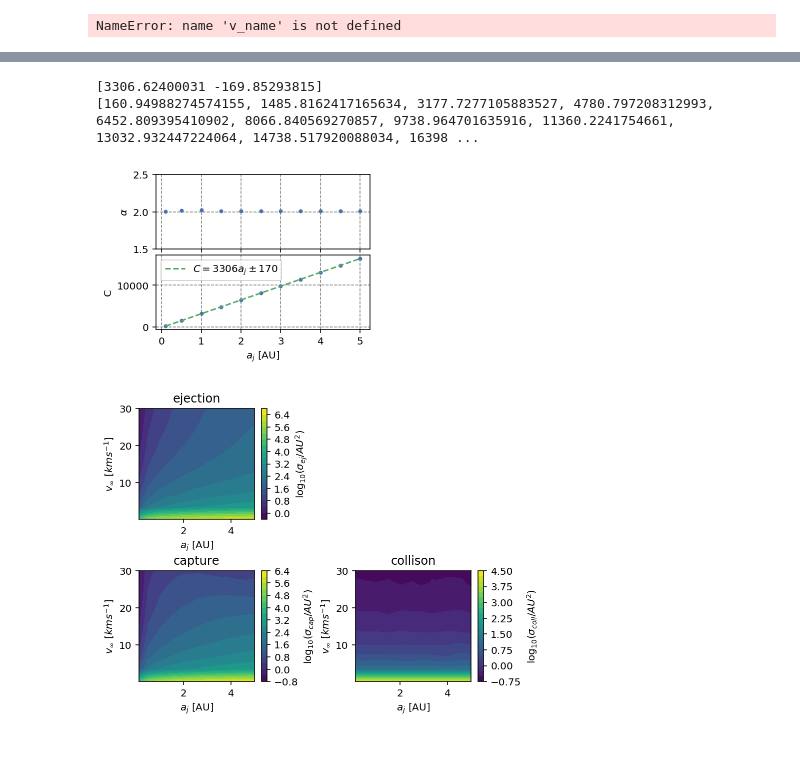
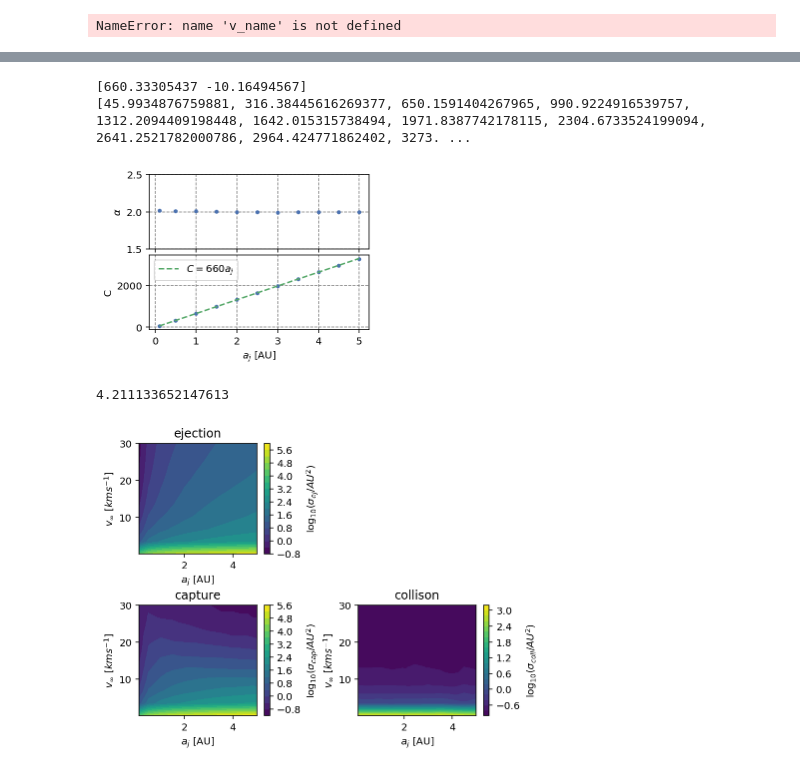
Before and after one commit to YihanWangAstro/planet-app, a Jupyter notebook: process/planet-app.ipynb, the cells around one changed output, grey strips where cells are left out. Cells and saved outputs as stored; diff of their text form; code cells hidden in the pictures.

```diff
--- a/process/planet-app.ipynb
+++ b/process/planet-app.ipynb
@@ -9,6 +9,8 @@ import os
 
 plt.style.use('seaborn-deep')
 plt.rc('grid', linestyle="--", color='gray')
+plt.rc('xtick', direction = 'in')
+plt.rc('ytick', direction= 'in')
 # @working path
 FIG_PATH     = '../tex/figs/'
 WEB_FIG_PATH = '../tex/web-figs/'
@@ -667,18 +669,18 @@ ax=fig.add_subplot(2,1,2)
 ax.plot(aj,c,'.')
 fit_p=np.polyfit(aj,c,1)
 print(fit_p)
-ax.plot(aj,np.array(aj)*fit_p[0]+fit_p[1],'--',label='$C=3306a_j\pm 170$')
+ax.plot(aj,np.array(aj)*fit_p[0]+fit_p[1],'--',label='$C=$'+str(int(fit_p[0]))+'$a_j$')
 ax.set_xlabel('$a_j$ [AU]')
 ax.set_ylabel('C')
 plt.legend()
 plt.tight_layout(h_pad=0)
 plt.grid(True)
-savefig(plt,'capture-fitting')
-print(c,p,ec,ep)
+savefig(plt,'d-capture-fitting')
+print(c,p)
 # %% [output]
-[3306.62400031 -169.85293815]
-[160.94988274574155, 1485.8162417165634, 3177.7277105883527, 4780.797208312993, 6452.809395410902, 8066.840569270857, 9738.964701635916, 11360.2241754661, 13032.932447224064, 14738.517920088034, 16398 ...
+[660.33305437 -10.16494567]
+[45.9934876759881, 316.38445616269377, 650.1591404267965, 990.9224916539757, 1312.2094409198448, 1642.015315738494, 1971.8387742178115, 2304.6733524199094, 2641.2521782000786, 2964.424771862402, 3273. ...
-[figure, old version]
+[figure, new version]
 # %%
 def v_c_1_1(ms, mj, aj, ms1):
     m_s = ms+mj
@@ -703,6 +705,11 @@ def v_c_2_2(ms, mb, mj, aj, ms1, ms2, a_s):
     m_i = ms1+ms2
     u = m_s*m_i/(m_s + m_i)
     return np.sqrt(1/u*(ms*mj/aj + (ms+mj)*mb/a_s + ms1*ms2/a_s))
+
+
+print(v_c_1_1(1,1e-3,0.1,1)/KMS)
+# %% [output]
+4.211133652147613
 # %%
 
 def show_cross(df):
@@ -717,8 +724,8 @@ def show_cross(df):
     ax=fig.add_subplot(2,2,1)
     cs= np.log10(np.array(df['b_max'])**2*np.pi*np.array(df['ejection']) + delta)
     im=ax.tricontourf(x,y, cs,20)
-    #cb=plt.colorbar(im)
-    #cb.set_label('$\log_{10}(\sigma_{ej}/AU^2)$')
+    cb=plt.colorbar(im)
+    cb.set_label('$\log_{10}(\sigma_{ej}/AU^2)$')
     ax.set_xlabel(xlabel)
     ax.set_ylabel(ylabel)
     ax.set_title('ejection')
@@ -738,36 +745,36 @@ def show_cross(df):
 
 
     ax=fig.add_subplot(2,2,3)
     cs=np.log10(np.array(df['b_max'])**2*np.pi*np.array(df['cap'])+delta)
     im=ax.tricontourf(x,y,cs,20)
-    #cb=plt.colorbar(im)
-    #cb.set_label('$\log_{10}(\sigma_{cap}/AU^2)$')
+    cb=plt.colorbar(im)
+    cb.set_label('$\log_{10}(\sigma_{cap}/AU^2)$')
     ax.set_xlabel(xlabel)
     ax.set_ylabel(ylabel)
     ax.set_title('capture')
 
 
     ax=fig.add_subplot(2,2,4)
     cs=np.log10(np.array(df['b_max'])**2*np.pi*( np.array(df['s_coll']) +  np.array(df['s_coll']) )  + delta)
     im=ax.tricontourf(x,y,  cs,20)
-    #cb=plt.colorbar(im)
-    #cb.set_label('$\log_{10}(\sigma_{coll}/AU^2)$')
+    cb=plt.colorbar(im)
+    cb.set_label('$\log_{10}(\sigma_{coll}/AU^2)$')
     ax.set_xlabel(xlabel)
     ax.set_ylabel(ylabel)
     ax.set_title('collison')
 
     #ax=fig.add_subplot(3,2,5)
     #cs=np.log10(np.array(df['b_max'])**2*np.pi*( np.array(df['trans']) )  + delta)
     #im=ax.tricontourf(x,y,  cs,20)
     #cb=plt.colorbar(im)
     #cb.set_label('$\log_{10}(\sigma_{trans}/AU^2)$')
     #ax.set_xlabel(xlabel)
     #ax.set_ylabel(ylabel)
     #ax.set_title('planet transfer')
 
     plt.tight_layout(h_pad=0,w_pad=0)
     #plt.legend()
-    savefig(plt,'solar-normal-ss')
+    savefig(plt,'d-solar-normal-ss')
 show_cross(ssdf)
 # %% [output]
-[figure, old version]
+[figure, new version]
```
Also changed, not shown: parts of 5 cells of this notebook.
